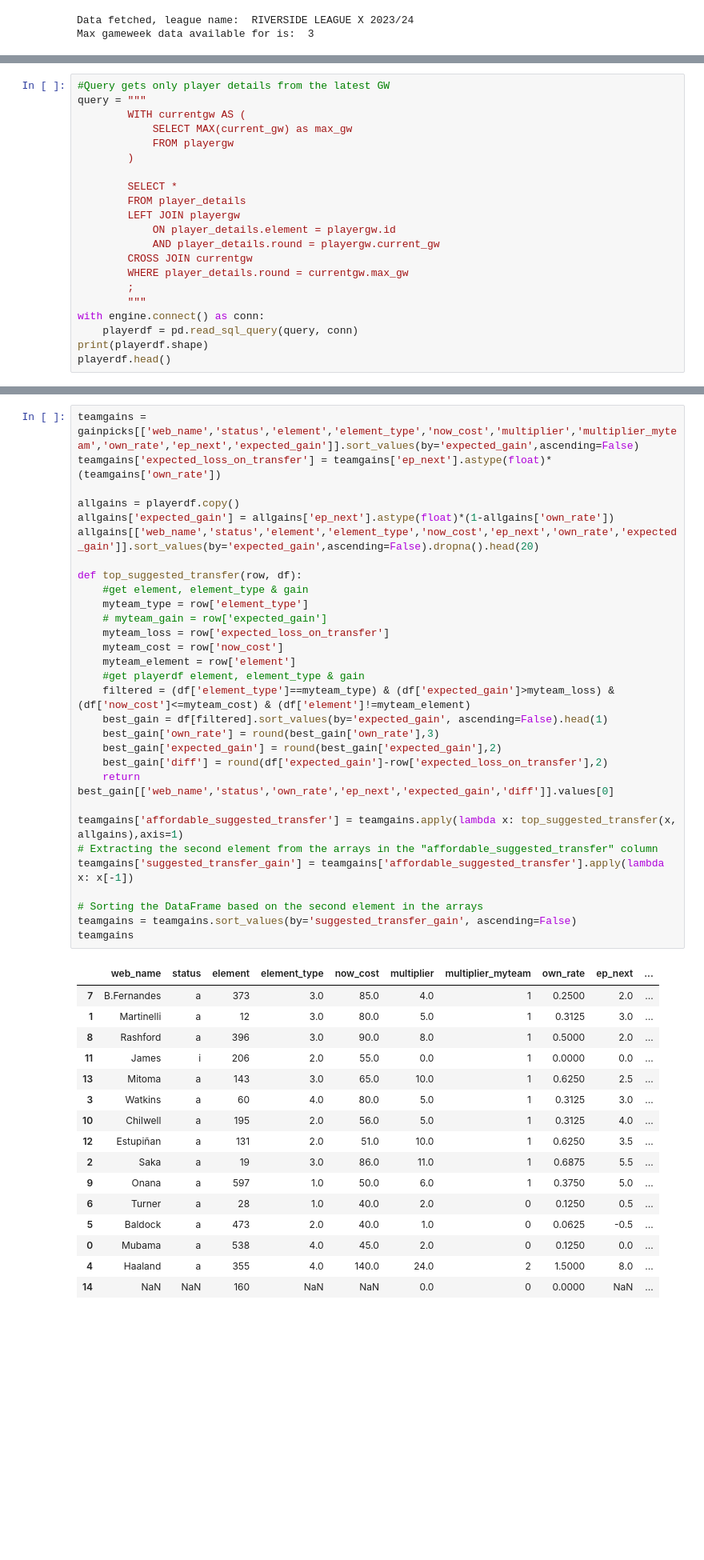
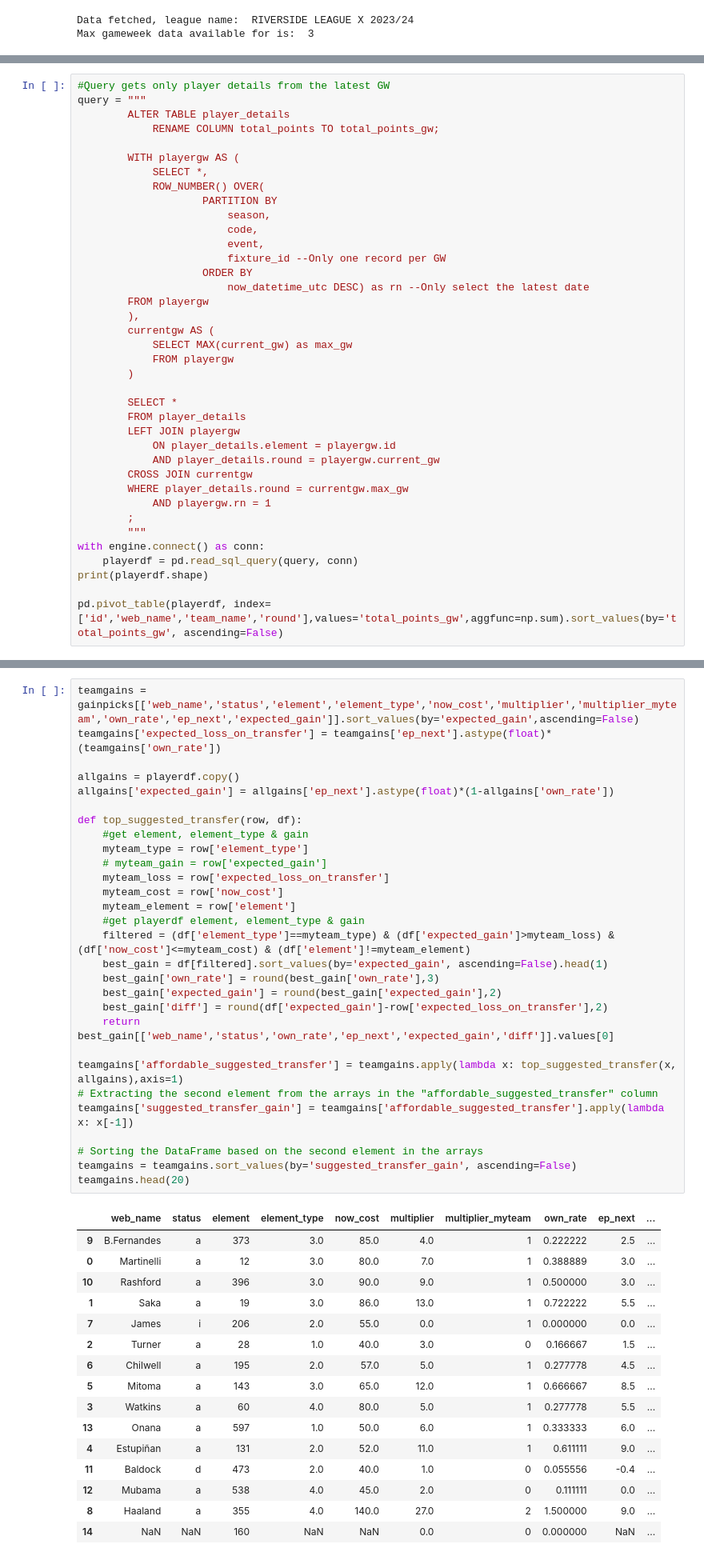
Before and after one commit to chrisimpacts/FPL-Data-Analysis, a Jupyter notebook: FPL-League-Analysis.ipynb, the cells around one changed output, grey strips where cells are left out. Shown at 80% size. Cells and saved outputs as stored; diff of their text form; blank space fills up the shorter version.

```diff
--- a/FPL-League-Analysis.ipynb
+++ b/FPL-League-Analysis.ipynb
@@ -163,7 +169,22 @@ picks.to_sql('picks', con=engine, if_exists='replace',index=False)
 # %%
 #Query gets only player details from the latest GW
 query = """
-        WITH currentgw AS (
+        ALTER TABLE player_details
+            RENAME COLUMN total_points TO total_points_gw;
+
+        WITH playergw AS (
+            SELECT *,
+            ROW_NUMBER() OVER(
+                    PARTITION BY
+                        season,
+                        code,
+                        event,
+                        fixture_id --Only one record per GW
+                    ORDER BY
+                        now_datetime_utc DESC) as rn --Only select the latest date
+        FROM playergw
+        ),
+        currentgw AS (
             SELECT MAX(current_gw) as max_gw
             FROM playergw
         )
@@ -175,10 +196,12 @@ query = """
             AND player_details.round = playergw.current_gw
         CROSS JOIN currentgw
         WHERE player_details.round = currentgw.max_gw
+            AND playergw.rn = 1
         ;
         """
 with engine.connect() as conn:
     playerdf = pd.read_sql_query(query, conn)
 print(playerdf.shape)
-playerdf.head()
+
+pd.pivot_table(playerdf, index=['id','web_name','team_name','round'],values='total_points_gw',aggfunc=np.sum).sort_values(by='total_points_gw', ascending=False)
 # %% [output]
@@ -267,47 +297,46 @@ Net Gain
 # %%
 teamgains = gainpicks[['web_name','status','element','element_type','now_cost','multiplier','multiplier_myteam','own_rate','ep_next','expected_gain']].sort_values(by='expected_gain',ascending=False)
 teamgains['expected_loss_on_transfer'] = teamgains['ep_next'].astype(float)*(teamgains['own_rate'])
 
 allgains = playerdf.copy()
 allgains['expected_gain'] = allgains['ep_next'].astype(float)*(1-allgains['own_rate'])
-allgains[['web_name','status','element','element_type','now_cost','ep_next','own_rate','expected_gain']].sort_values(by='expected_gain',ascending=False).dropna().head(20)
 
 def top_suggested_transfer(row, df):
     #get element, element_type & gain
     myteam_type = row['element_type']
     # myteam_gain = row['expected_gain']
     myteam_loss = row['expected_loss_on_transfer']
     myteam_cost = row['now_cost']
     myteam_element = row['element']
     #get playerdf element, element_type & gain
     filtered = (df['element_type']==myteam_type) & (df['expected_gain']>myteam_loss) & (df['now_cost']<=myteam_cost) & (df['element']!=myteam_element)
     best_gain = df[filtered].sort_values(by='expected_gain', ascending=False).head(1)
     best_gain['own_rate'] = round(best_gain['own_rate'],3)
     best_gain['expected_gain'] = round(best_gain['expected_gain'],2)
     best_gain['diff'] = round(df['expected_gain']-row['expected_loss_on_transfer'],2)
     return best_gain[['web_name','status','own_rate','ep_next','expected_gain','diff']].values[0]
 
 teamgains['affordable_suggested_transfer'] = teamgains.apply(lambda x: top_suggested_transfer(x, allgains),axis=1)
 # Extracting the second element from the arrays in the "affordable_suggested_transfer" column
 teamgains['suggested_transfer_gain'] = teamgains['affordable_suggested_transfer'].apply(lambda x: x[-1])
 
 # Sorting the DataFrame based on the second element in the arrays
 teamgains = teamgains.sort_values(by='suggested_transfer_gain', ascending=False)
-teamgains
+teamgains.head(20)
 # %% [output]
 |  | web_name | status | element | element_type | now_cost | multiplier | multiplier_myteam | own_rate | ep_next | ... |
-| 7 | B.Fernandes | a | 373 | 3.0 | 85.0 | 4.0 | 1 | 0.2500 | 2.0 | ... |
-| 1 | Martinelli | a | 12 | 3.0 | 80.0 | 5.0 | 1 | 0.3125 | 3.0 | ... |
-| 8 | Rashford | a | 396 | 3.0 | 90.0 | 8.0 | 1 | 0.5000 | 2.0 | ... |
-| 11 | James | i | 206 | 2.0 | 55.0 | 0.0 | 1 | 0.0000 | 0.0 | ... |
-| 13 | Mitoma | a | 143 | 3.0 | 65.0 | 10.0 | 1 | 0.6250 | 2.5 | ... |
-| 3 | Watkins | a | 60 | 4.0 | 80.0 | 5.0 | 1 | 0.3125 | 3.0 | ... |
-| 10 | Chilwell | a | 195 | 2.0 | 56.0 | 5.0 | 1 | 0.3125 | 4.0 | ... |
-| 12 | Estupiñan | a | 131 | 2.0 | 51.0 | 10.0 | 1 | 0.6250 | 3.5 | ... |
-| 2 | Saka | a | 19 | 3.0 | 86.0 | 11.0 | 1 | 0.6875 | 5.5 | ... |
-| 9 | Onana | a | 597 | 1.0 | 50.0 | 6.0 | 1 | 0.3750 | 5.0 | ... |
-| 6 | Turner | a | 28 | 1.0 | 40.0 | 2.0 | 0 | 0.1250 | 0.5 | ... |
-| 5 | Baldock | a | 473 | 2.0 | 40.0 | 1.0 | 0 | 0.0625 | -0.5 | ... |
-| 0 | Mubama | a | 538 | 4.0 | 45.0 | 2.0 | 0 | 0.1250 | 0.0 | ... |
-| 4 | Haaland | a | 355 | 4.0 | 140.0 | 24.0 | 2 | 1.5000 | 8.0 | ... |
-| 14 | NaN | NaN | 160 | NaN | NaN | 0.0 | 0 | 0.0000 | NaN | ... |
+| 9 | B.Fernandes | a | 373 | 3.0 | 85.0 | 4.0 | 1 | 0.222222 | 2.5 | ... |
+| 0 | Martinelli | a | 12 | 3.0 | 80.0 | 7.0 | 1 | 0.388889 | 3.0 | ... |
+| 10 | Rashford | a | 396 | 3.0 | 90.0 | 9.0 | 1 | 0.500000 | 3.0 | ... |
+| 1 | Saka | a | 19 | 3.0 | 86.0 | 13.0 | 1 | 0.722222 | 5.5 | ... |
+| 7 | James | i | 206 | 2.0 | 55.0 | 0.0 | 1 | 0.000000 | 0.0 | ... |
+| 2 | Turner | a | 28 | 1.0 | 40.0 | 3.0 | 0 | 0.166667 | 1.5 | ... |
+| 6 | Chilwell | a | 195 | 2.0 | 57.0 | 5.0 | 1 | 0.277778 | 4.5 | ... |
+| 5 | Mitoma | a | 143 | 3.0 | 65.0 | 12.0 | 1 | 0.666667 | 8.5 | ... |
+| 3 | Watkins | a | 60 | 4.0 | 80.0 | 5.0 | 1 | 0.277778 | 5.5 | ... |
+| 13 | Onana | a | 597 | 1.0 | 50.0 | 6.0 | 1 | 0.333333 | 6.0 | ... |
+| 4 | Estupiñan | a | 131 | 2.0 | 52.0 | 11.0 | 1 | 0.611111 | 9.0 | ... |
+| 11 | Baldock | d | 473 | 2.0 | 40.0 | 1.0 | 0 | 0.055556 | -0.4 | ... |
+| 12 | Mubama | a | 538 | 4.0 | 45.0 | 2.0 | 0 | 0.111111 | 0.0 | ... |
+| 8 | Haaland | a | 355 | 4.0 | 140.0 | 27.0 | 2 | 1.500000 | 9.0 | ... |
+| 14 | NaN | NaN | 160 | NaN | NaN | 0.0 | 0 | 0.000000 | NaN | ... |
```
Also changed, not shown: parts of 12 cells of this notebook, 28 other files.
